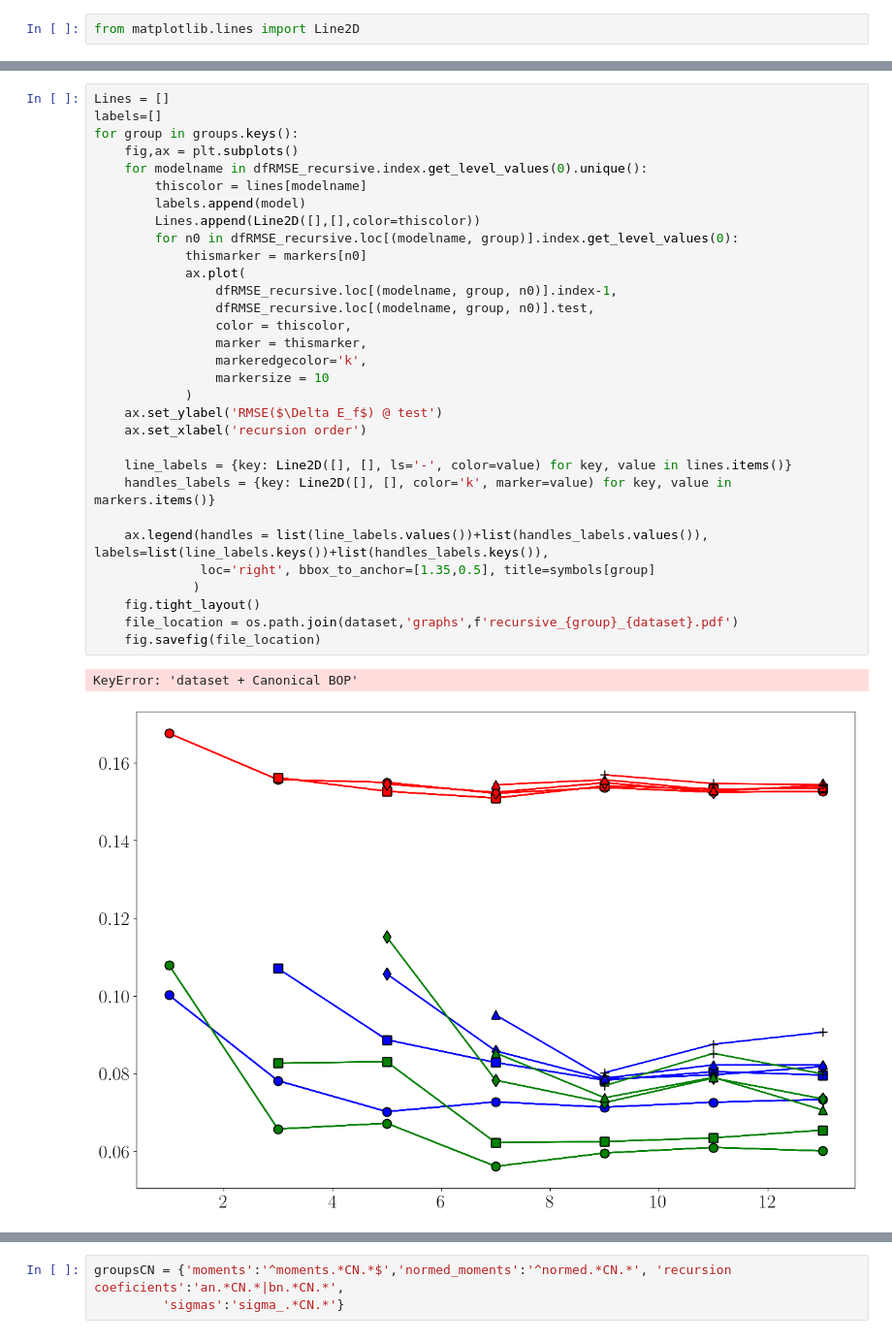
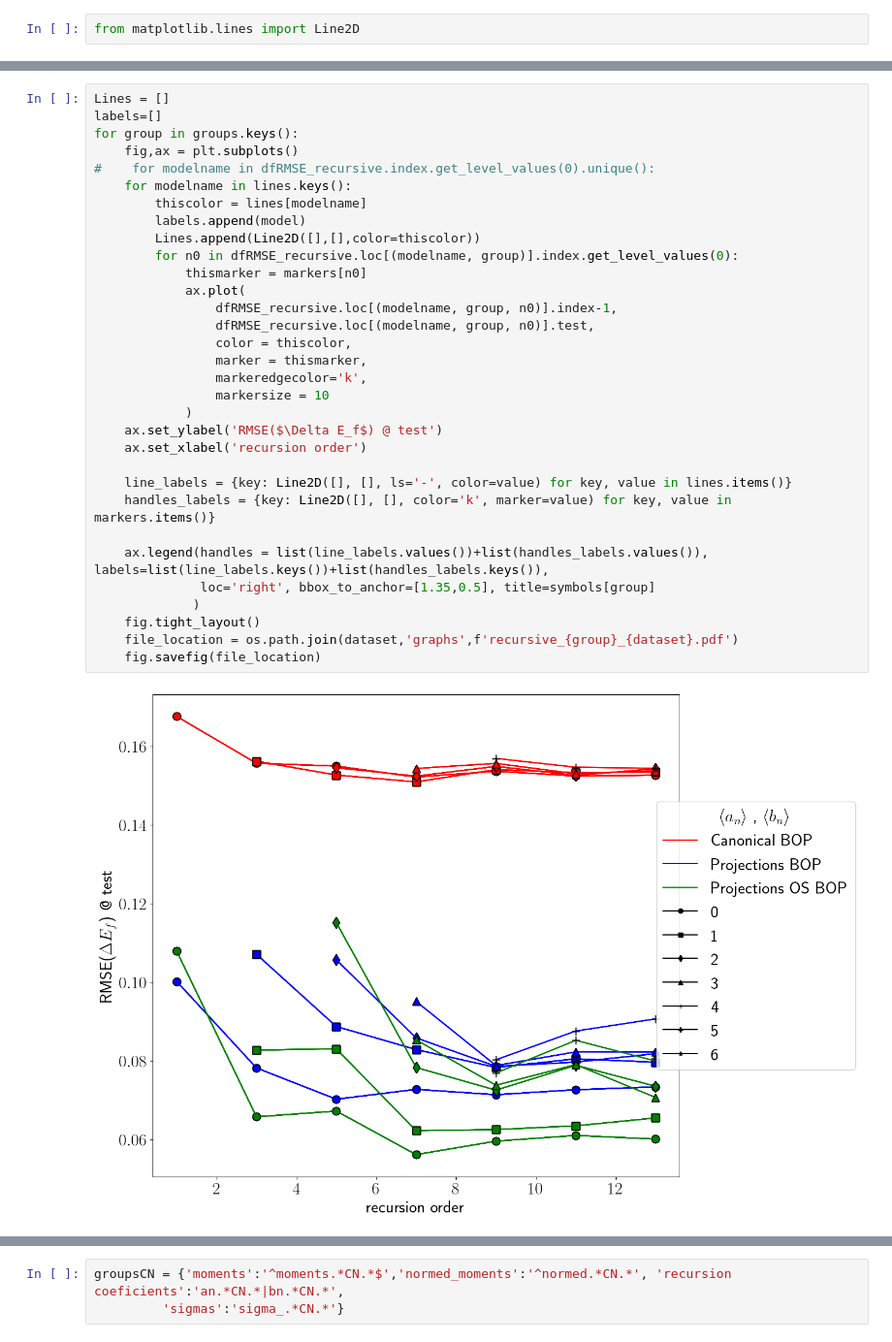
Before and after one commit to AIIMProject/MLFeMoTCPs, a Jupyter notebook: 07_MachineLearn.ipynb, the cells around one changed output, grey strips where cells are left out. Shown at 97% size. Cells and saved outputs as stored; diff of their text form.

```diff
--- a/07_MachineLearn.ipynb
+++ b/07_MachineLearn.ipynb
@@ -277,33 +270,33 @@ else:
 Lines = []
 labels=[]
 for group in groups.keys():
     fig,ax = plt.subplots()
-    for modelname in dfRMSE_recursive.index.get_level_values(0).unique():
+#    for modelname in dfRMSE_recursive.index.get_level_values(0).unique():
+    for modelname in lines.keys():
         thiscolor = lines[modelname]
         labels.append(model)
         Lines.append(Line2D([],[],color=thiscolor))
         for n0 in dfRMSE_recursive.loc[(modelname, group)].index.get_level_values(0):
             thismarker = markers[n0]
             ax.plot(
                 dfRMSE_recursive.loc[(modelname, group, n0)].index-1,
                 dfRMSE_recursive.loc[(modelname, group, n0)].test,
                 color = thiscolor,
                 marker = thismarker,
                 markeredgecolor='k',
                 markersize = 10
             )
     ax.set_ylabel('RMSE($\Delta E_f$) @ test')
     ax.set_xlabel('recursion order')
 
     line_labels = {key: Line2D([], [], ls='-', color=value) for key, value in lines.items()}
     handles_labels = {key: Line2D([], [], color='k', marker=value) for key, value in markers.items()}
 
     ax.legend(handles = list(line_labels.values())+list(handles_labels.values()), labels=list(line_labels.keys())+list(handles_labels.keys()),
               loc='right', bbox_to_anchor=[1.35,0.5], title=symbols[group]
              )
     fig.tight_layout()
     file_location = os.path.join(dataset,'graphs',f'recursive_{group}_{dataset}.pdf')
     fig.savefig(file_location)
 # %% [output]
-KeyError: 'dataset + Canonical BOP'
-[figure, old version]
+[figure, new version]
```
Also changed, not shown: parts of 24 cells of this notebook, 1 other file.
